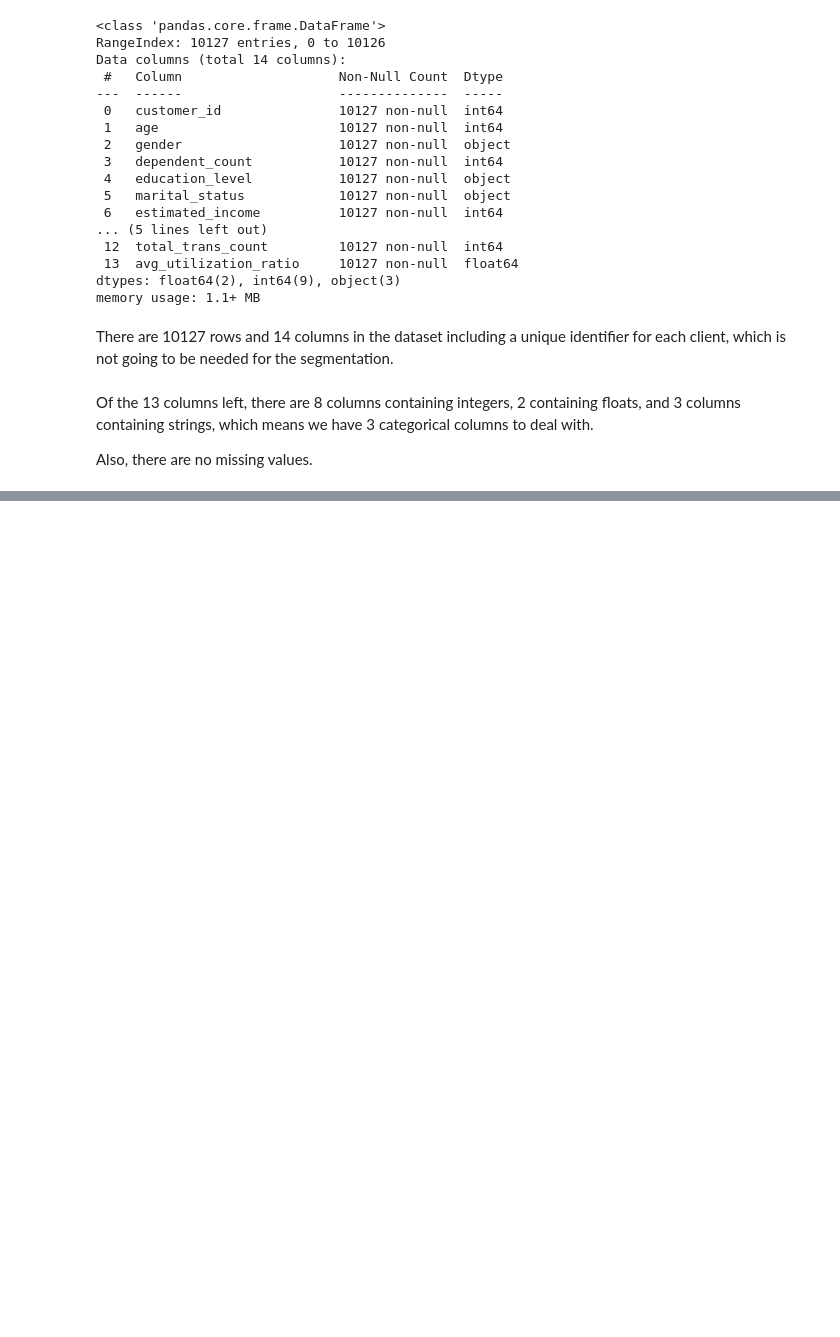
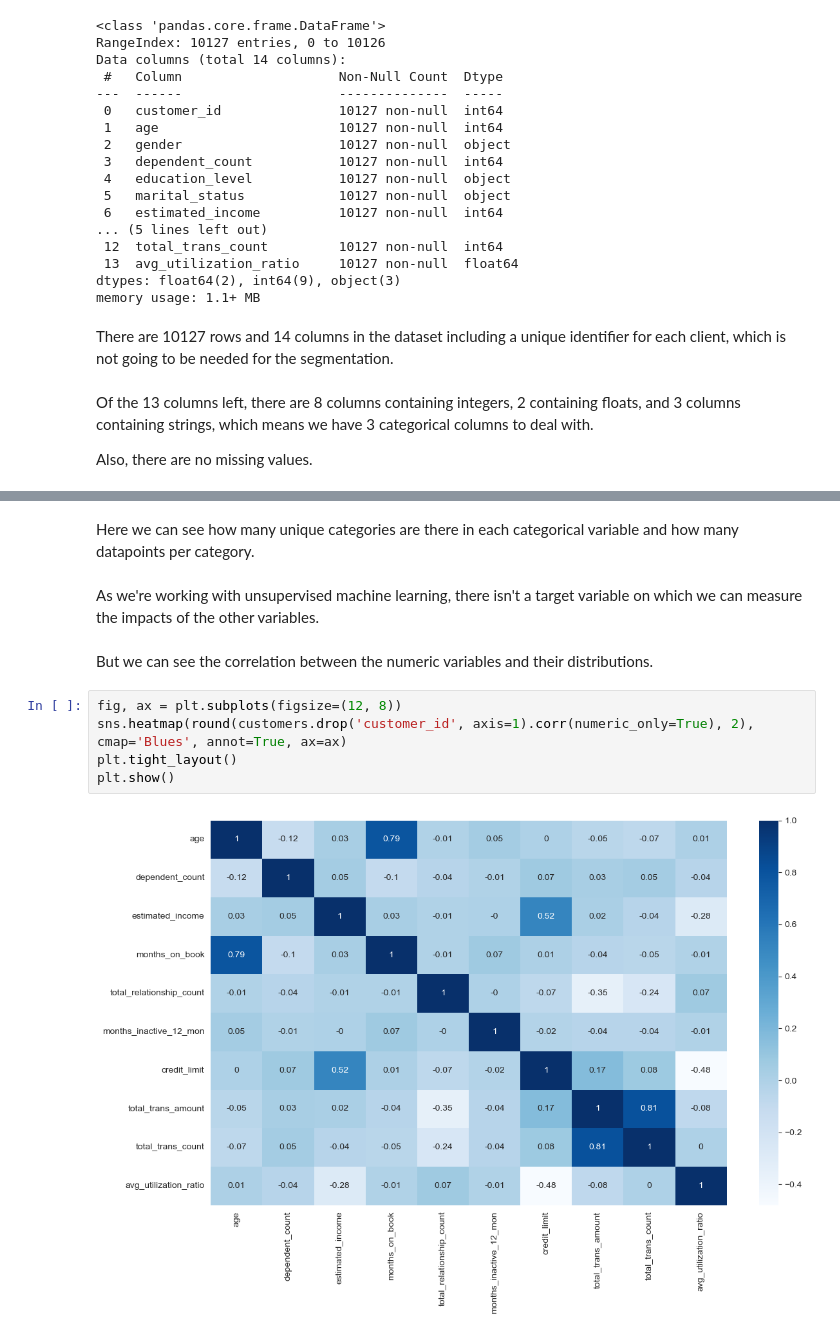
Before and after one commit to Sunday-Okey/Data-Scientist-in-Python, a Jupyter notebook: Projects/Credit Card Customer Segmentation.ipynb, the cells around one changed output, grey strips where cells are left out. Cells and saved outputs as stored; diff of their text form; blank space fills up the shorter version.

```diff
--- a/Projects/Credit Card Customer Segmentation.ipynb
+++ b/Projects/Credit Card Customer Segmentation.ipynb
@@ -93,0 +118,13 @@ Also, there are no missing values.
+# %% [markdown]
+Here we can see how many unique categories are there in each categorical variable and how many datapoints per category.
+# %% [markdown]
+As we're working with unsupervised machine learning, there isn't a target variable on which we can measure the impacts of the other variables.
+# %% [markdown]
+But we can see the correlation between the numeric variables and their distributions.
+# %%
+fig, ax = plt.subplots(figsize=(12, 8))
+sns.heatmap(round(customers.drop('customer_id', axis=1).corr(numeric_only=True), 2), cmap='Blues', annot=True, ax=ax)
+plt.tight_layout()
+plt.show()
+# %% [output]
+[figure, added]
```
Also changed, not shown: parts of 5 cells of this notebook.
